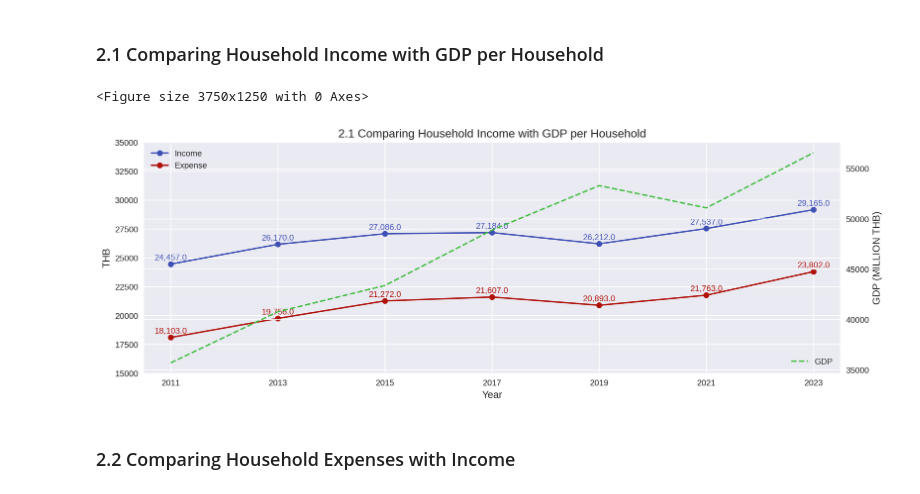
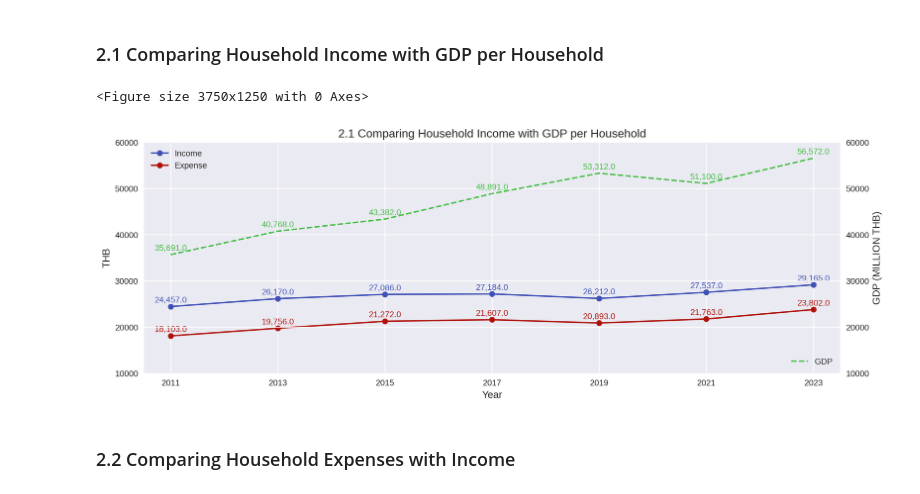
Before and after one commit to JidapaBur/TH_Avg_HouseholdIncome, a Jupyter notebook: TH_Avg_HouseholdIncome.ipynb, the cells around one changed output. Cells and saved outputs as stored; diff of their text form; code cells hidden in the pictures.

```diff
--- a/TH_Avg_HouseholdIncome.ipynb
+++ b/TH_Avg_HouseholdIncome.ipynb
@@ -147,37 +147,38 @@ fig, ax1 = plt.subplots(figsize=(15, 5), dpi=250)
 ax1.plot(tb['YEAR'], tb['INCOME_Month'], color='#3f51b5', marker='o', label='Income')
 ax1.plot(tb['YEAR'], tb['EXPENSE_Month'], color='#b0120a', marker='o', label='Expense')
 
 # Create a second y-axis for GDP
 ax2 = ax1.twinx()
 ax2.plot(tb['YEAR'], tb['GDP_Month'], color='#42bd41', linestyle='--', label='GDP')
 
 # Customize y-axis limits
-ax1.set_ylim(15000, 35000)
+ax1.set_ylim(10000, 60000)
 ax1.set_ylabel('THB', fontsize=12)  # Set label for the first y-axis
+ax2.set_ylim(10000, 60000)
 
 # Annotate the data points for Income and Expense
 for i, txt in enumerate(tb['INCOME_Month']):
     ax1.annotate(f'{txt:,.1f}', (tb['YEAR'][i], tb['INCOME_Month'][i]), textcoords="offset points", xytext=(0, 5), ha='center', fontsize=10, color='#3f51b5')
 
 for i, txt in enumerate(tb['EXPENSE_Month']):
     ax1.annotate(f'{txt:,.1f}', (tb['YEAR'][i], tb['EXPENSE_Month'][i]), textcoords="offset points", xytext=(0, 5), ha='center', fontsize=10, color='#b0120a')
 
-#for i, txt in enumerate(tb['GDP_Month']):
-#    ax2.annotate(f'{txt:,.1f}', (tb['YEAR'][i], tb['GDP_Month'][i]), textcoords="offset points", xytext=(0, 5), ha='center', fontsize=10, color='#42bd41')
+for i, txt in enumerate(tb['GDP_Month']):
+    ax2.annotate(f'{txt:,.1f}', (tb['YEAR'][i], tb['GDP_Month'][i]), textcoords="offset points", xytext=(0, 5), ha='center', fontsize=10, color='#42bd41')
 
 # Set titles and labels
 ax1.set_title("2.1 Comparing Household Income with GDP per Household", fontsize=14)
 ax1.set_xlabel("Year", fontsize=12)
 ax2.set_ylabel("GDP (MILLION THB)", fontsize=12)
 ax1.legend(loc="upper left")
 ax2.legend(loc="lower right")
 plt.xlim(min(tb['YEAR'])-0.5, max(tb['YEAR'])+0.5)
 plt.xticks(tb['YEAR'].unique())
 # Show the plot
 plt.show()
 # %% [output]
 <Figure size 3750x1250 with 0 Axes>
-[figure, old version]
+[figure, new version]
 # %% [markdown]
 ### 2.2 Comparing Household Expenses with Income
 # %%
```
Also changed, not shown: parts of 3 cells of this notebook.
